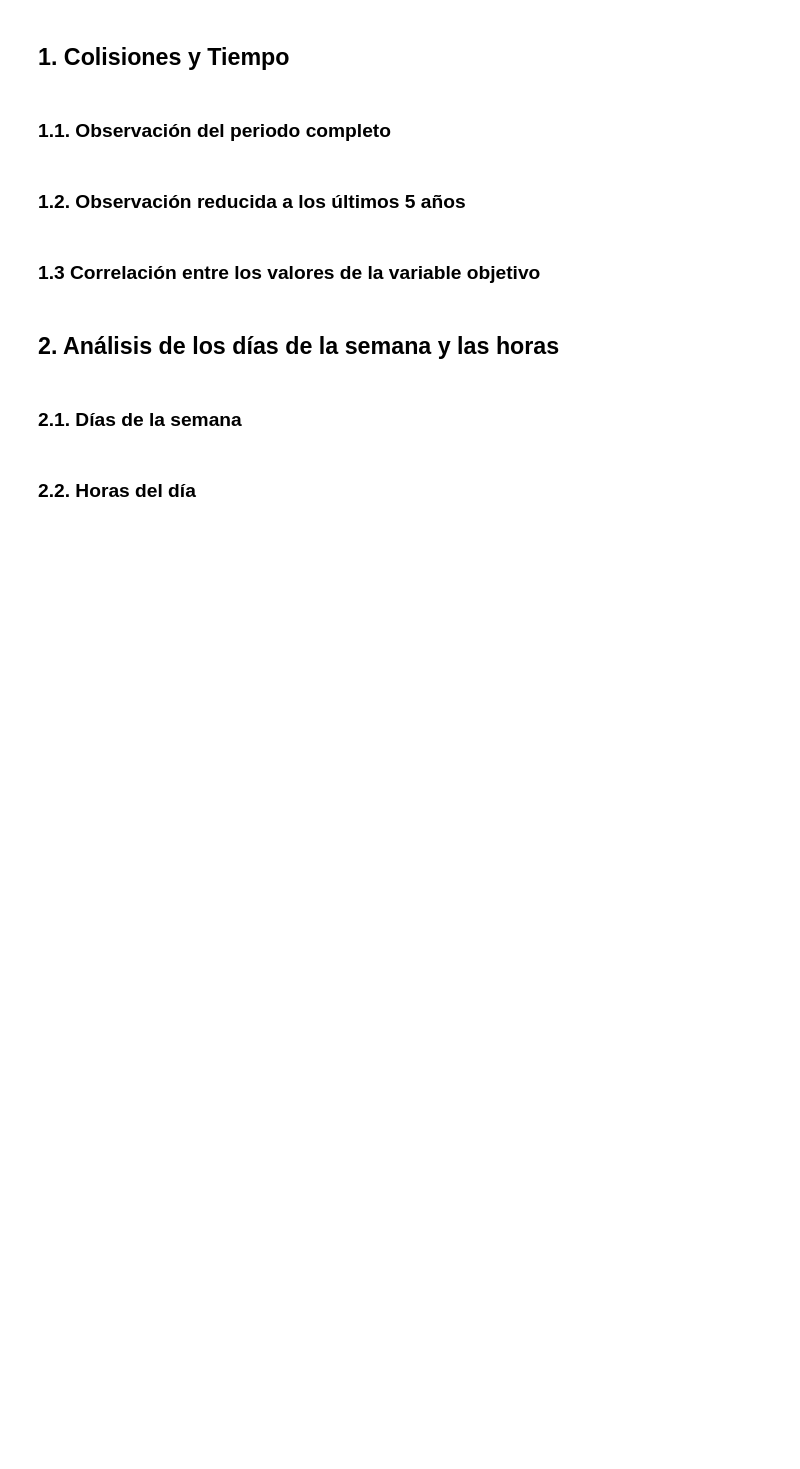
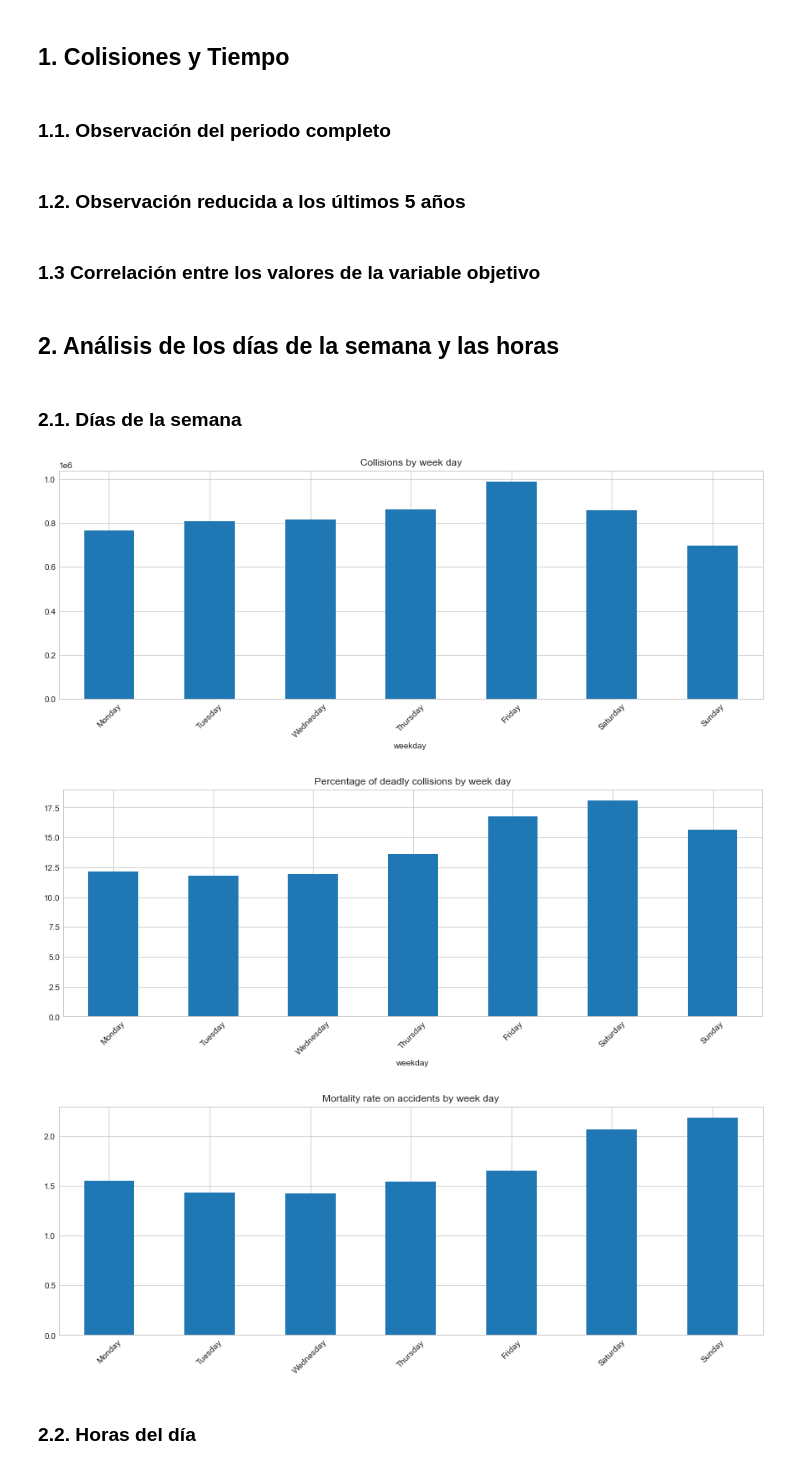
Before and after one commit to AMM53/Accidents-Prediction, a Jupyter notebook: notebooks/DescriptiveAnalysis.ipynb, the cells around one changed output. Cells and saved outputs as stored; diff of their text form; code cells hidden in the pictures; blank space fills up the shorter version.

```diff
--- a/notebooks/DescriptiveAnalysis.ipynb
+++ b/notebooks/DescriptiveAnalysis.ipynb
@@ -236,3 +245,35 @@ df.loc[df["weekday"] == 6].fatality.value_counts() / len(df.loc[df["weekday"] ==
+# %%
+# Funciones
+
+### Función mortalidad (% / 100 Accidentes)
+
+def mortalidad(columna, tipos, titulo):
+    analysis = df.groupby([columna, "fatality"]).size()
+    serie = list()
+    for i in range(0, np.int8(len(analysis)/2)):
+        serie.append(analysis[:,1].iloc[[i]].item() / (analysis[:,1].iloc[[i]].item() + (analysis[:,0].iloc[[i]].item())) * 100)
+    analysis = pd.Series(serie, index = range(0, np.int8(len(analysis)/2)))
+    plt.figure(figsize=(15,5))
+    plot = analysis.plot(kind="bar", title = titulo)
+    plot.set_xticklabels(tipos, rotation = 45)
+
+
+### Función frecuencia absoluta
+
+def frecuencia(columna, tipos, titulo):
+    analysis = df.groupby(columna)["fatality"].count()
+    plt.figure(figsize=(15,5))
+    plot = analysis.plot(kind="bar", title=titulo)
+    plot.set_xticklabels(tipos, rotation = 45)
+
+
+### Función mortalidad total
+
+def mortalidadtotal(columna, tipos, titulo):
+    analysis = df.groupby(columna)["fatality"].sum() / df["fatality"].sum() * 100
+    plt.figure(figsize=(15,5))
+    plot = analysis.plot(kind="bar", title=titulo)
+    plot.set_xticklabels(tipos, rotation = 45)
 # %% [markdown]
 ## 1. Colisiones y Tiempo
 # %% [markdown]
@@ -306,2 +332,11 @@ plot = weekday_analysis_serie.plot(kind="bar", title = "Percentage of deadly col
+# %%
+tipos = ["Monday", "Tuesday", "Wednesday", "Thursday", "Friday", "Saturday", "Sunday"]
+frecuencia("weekday", tipos, "Collisions by week day")
+mortalidadtotal("weekday", tipos, "Percentage of deadly collisions by week day")
+mortalidad("weekday", tipos, "Mortality rate on accidents by week day")
+# %% [output]
+[figure, added]
+[figure, added]
+[figure, added]
 # %% [markdown]
 ### 2.2. Horas del día
```
Also changed, not shown: parts of 19 cells of this notebook, 3 other files.
